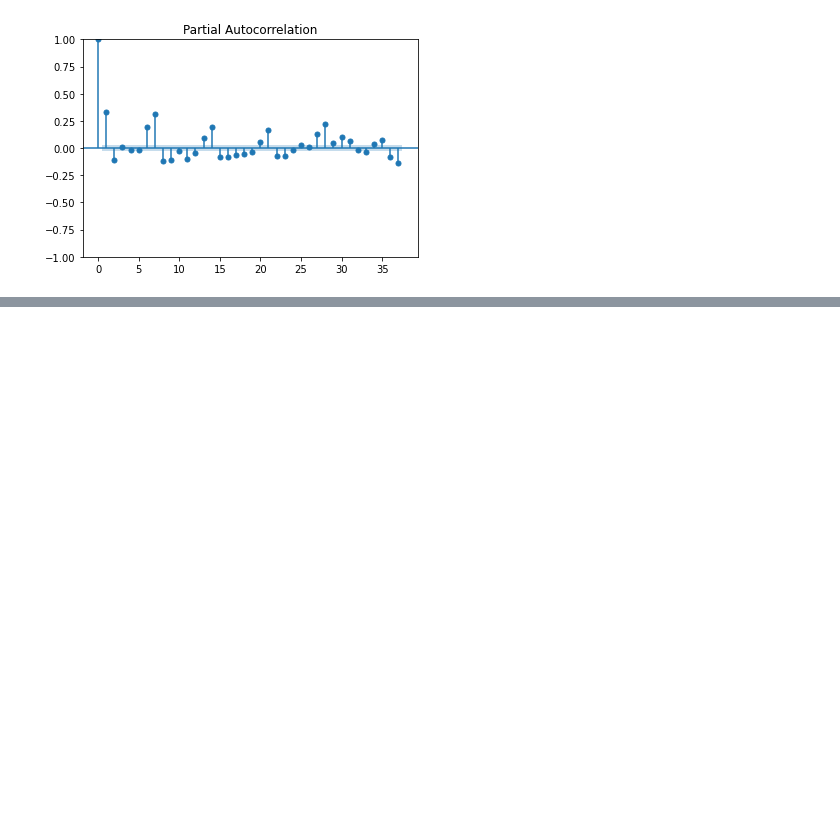
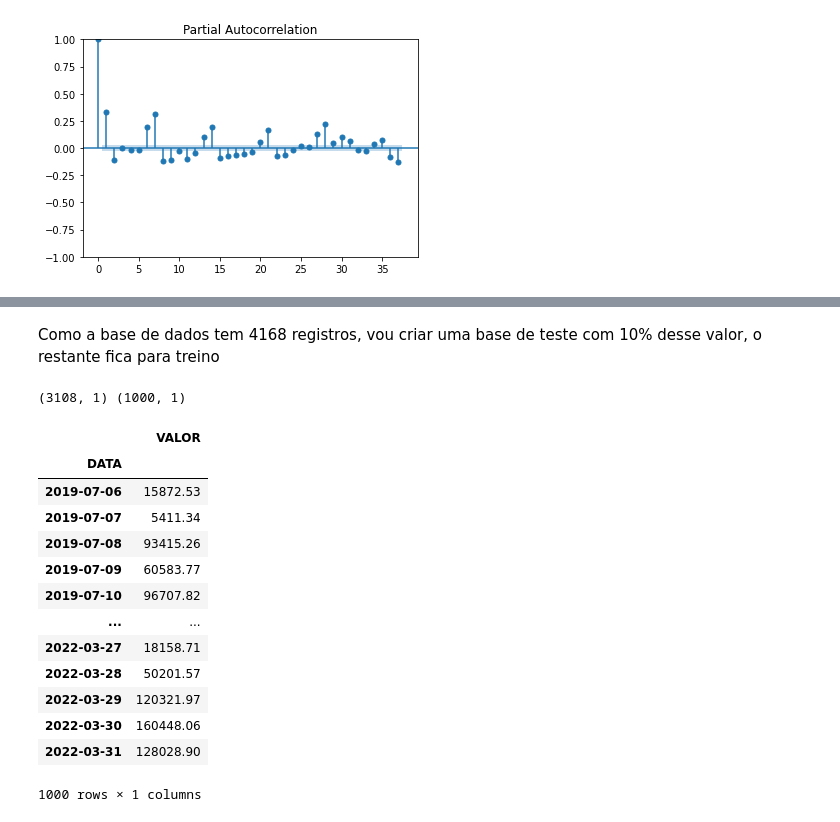
Before and after one commit to brunoperdigao/Senado---Analise-de-dados-CEAPS, a Jupyter notebook: notebooks/Serie temporal.ipynb, the cells around one changed output, grey strips where cells are left out. Cells and saved outputs as stored; diff of their text form; code cells hidden in the pictures; blank space fills up the shorter version.

```diff
--- a/notebooks/Serie temporal.ipynb
+++ b/notebooks/Serie temporal.ipynb
@@ -99,0 +152,25 @@ Warnings:
+# %% [markdown]
+Como a base de dados tem 4168 registros, vou criar uma base de teste com 10% desse valor, o restante fica para treino
+# %%
+test_size=1000
+
+df_train = df.iloc[:-test_size]
+df_test = df.iloc[-test_size:]
+print(df_train.shape, df_test.shape)
+df_test
+# %% [output]
+(3108, 1) (1000, 1)
+|  | VALOR |
+| DATA |  |
+| 2019-07-06 | 15872.53 |
+| 2019-07-07 | 5411.34 |
+| 2019-07-08 | 93415.26 |
+| 2019-07-09 | 60583.77 |
+| 2019-07-10 | 96707.82 |
+| ... | ... |
+| 2022-03-27 | 18158.71 |
+| 2022-03-28 | 50201.57 |
+| 2022-03-29 | 120321.97 |
+| 2022-03-30 | 160448.06 |
+| 2022-03-31 | 128028.90 |
+1000 rows × 1 columns
```
Also changed, not shown: parts of 14 cells of this notebook.
